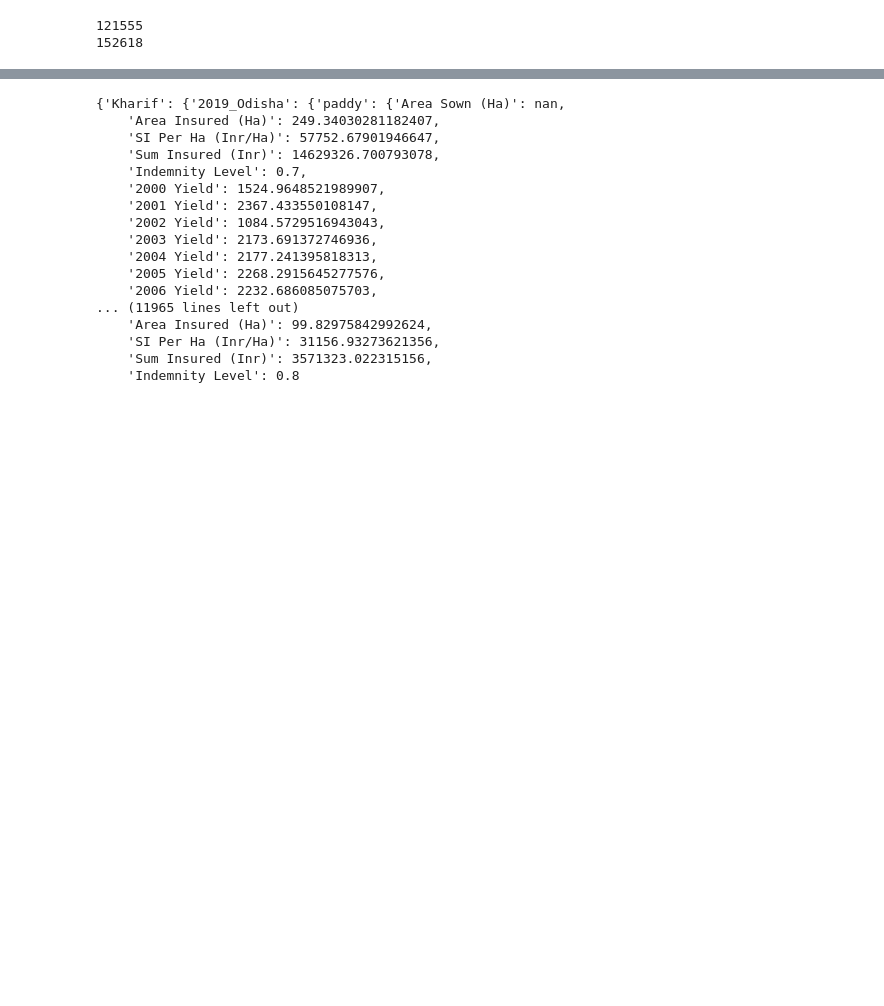
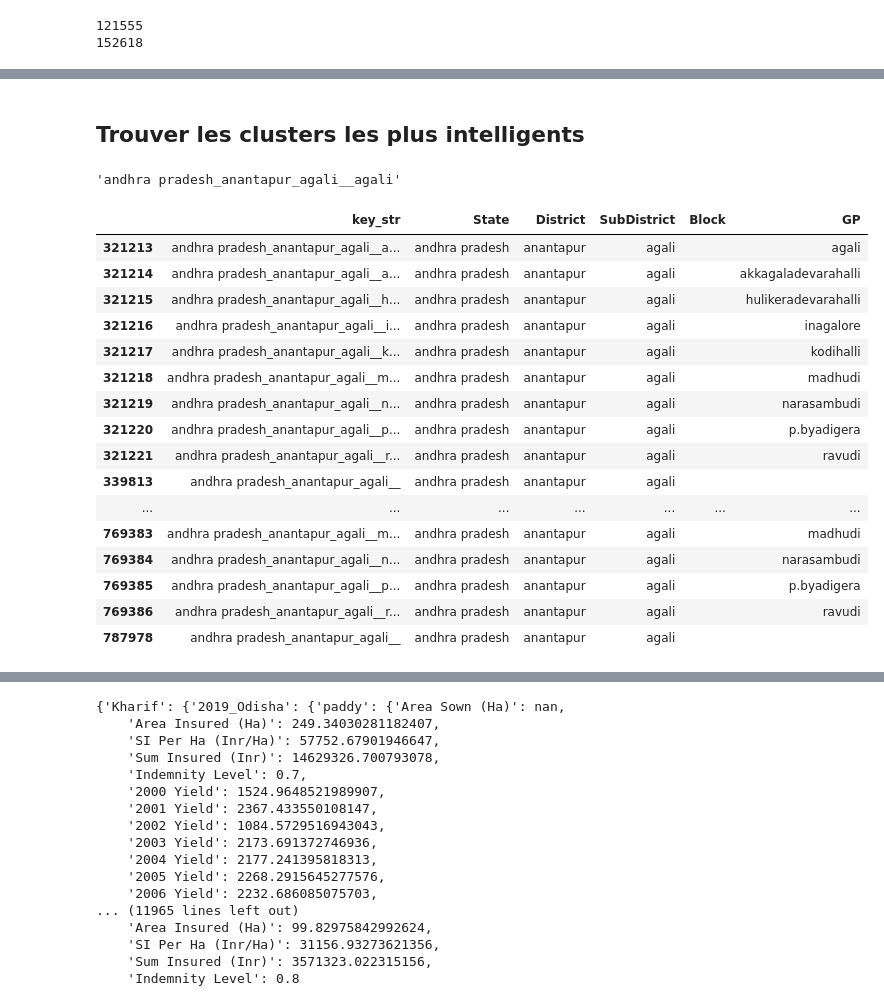
Before and after one commit to amaurylancelin/Datathon, a Jupyter notebook: Exploration/key_analysis.ipynb, the cells around one changed output, grey strips where cells are left out. Drawn from its saved outputs; the diff is of its cells as text; code cells hidden in the pictures; blank space fills up the shorter version.

Commit message:
Adding functions for clusters linking

```diff
--- a/Exploration/key_analysis.ipynb
+++ b/Exploration/key_analysis.ipynb
@@ -182 +184,3 @@ missedKharif
  ...}
+# %% [markdown]
+## Trouver les clusters les plus intelligents
@@ -182,0 +258,39 @@ missedKharif
+# %%
+df_kharif = pd.DataFrame(Kharif_excel, columns=["key_str"])
+df_rabi = pd.DataFrame(Rabi_excel, columns=["key_str"])
+
+# retrieve State, District, SubDistrict, Block, GP
+for df_season in [df_kharif, df_rabi]:
+    df_season["State"] = df_season["key_str"].apply(lambda x: x.split("_")[0])
+    df_season["District"] = df_season["key_str"].apply(lambda x: x.split("_")[1])
+    df_season["SubDistrict"] = df_season["key_str"].apply(lambda x: x.split("_")[2])
+    df_season["Block"] = df_season["key_str"].apply(lambda x: x.split("_")[3])
+    df_season["GP"] = df_season["key_str"].apply(lambda x: x.split("_")[4])
+# %%
+key = Kharif.iloc[0]["key"]
+key
+# %% [output]
+'andhra pradesh_anantapur_agali__agali'
+# %%
+key = "andhra pradesh_anantapur_agali__"
+# %%
+results = get_closest_keys(key, df_kharif)
+results
+# %% [output]
+|  | key_str | State | District | SubDistrict | Block | GP |
+| 321213 | andhra pradesh_anantapur_agali__a... | andhra pradesh | anantapur | agali |  | agali |
+| 321214 | andhra pradesh_anantapur_agali__a... | andhra pradesh | anantapur | agali |  | akkagaladevarahalli |
+| 321215 | andhra pradesh_anantapur_agali__h... | andhra pradesh | anantapur | agali |  | hulikeradevarahalli |
+| 321216 | andhra pradesh_anantapur_agali__i... | andhra pradesh | anantapur | agali |  | inagalore |
+| 321217 | andhra pradesh_anantapur_agali__k... | andhra pradesh | anantapur | agali |  | kodihalli |
+| 321218 | andhra pradesh_anantapur_agali__m... | andhra pradesh | anantapur | agali |  | madhudi |
+| 321219 | andhra pradesh_anantapur_agali__n... | andhra pradesh | anantapur | agali |  | narasambudi |
+| 321220 | andhra pradesh_anantapur_agali__p... | andhra pradesh | anantapur | agali |  | p.byadigera |
+| 321221 | andhra pradesh_anantapur_agali__r... | andhra pradesh | anantapur | agali |  | ravudi |
+| 339813 | andhra pradesh_anantapur_agali__ | andhra pradesh | anantapur | agali |  |  |
+| ... | ... | ... | ... | ... | ... | ... |
+| 769383 | andhra pradesh_anantapur_agali__m... | andhra pradesh | anantapur | agali |  | madhudi |
+| 769384 | andhra pradesh_anantapur_agali__n... | andhra pradesh | anantapur | agali |  | narasambudi |
+| 769385 | andhra pradesh_anantapur_agali__p... | andhra pradesh | anantapur | agali |  | p.byadigera |
+| 769386 | andhra pradesh_anantapur_agali__r... | andhra pradesh | anantapur | agali |  | ravudi |
+| 787978 | andhra pradesh_anantapur_agali__ | andhra pradesh | anantapur | agali |  |  |
```
Also changed, not shown: parts of 14 cells of this notebook, 1 other file.
